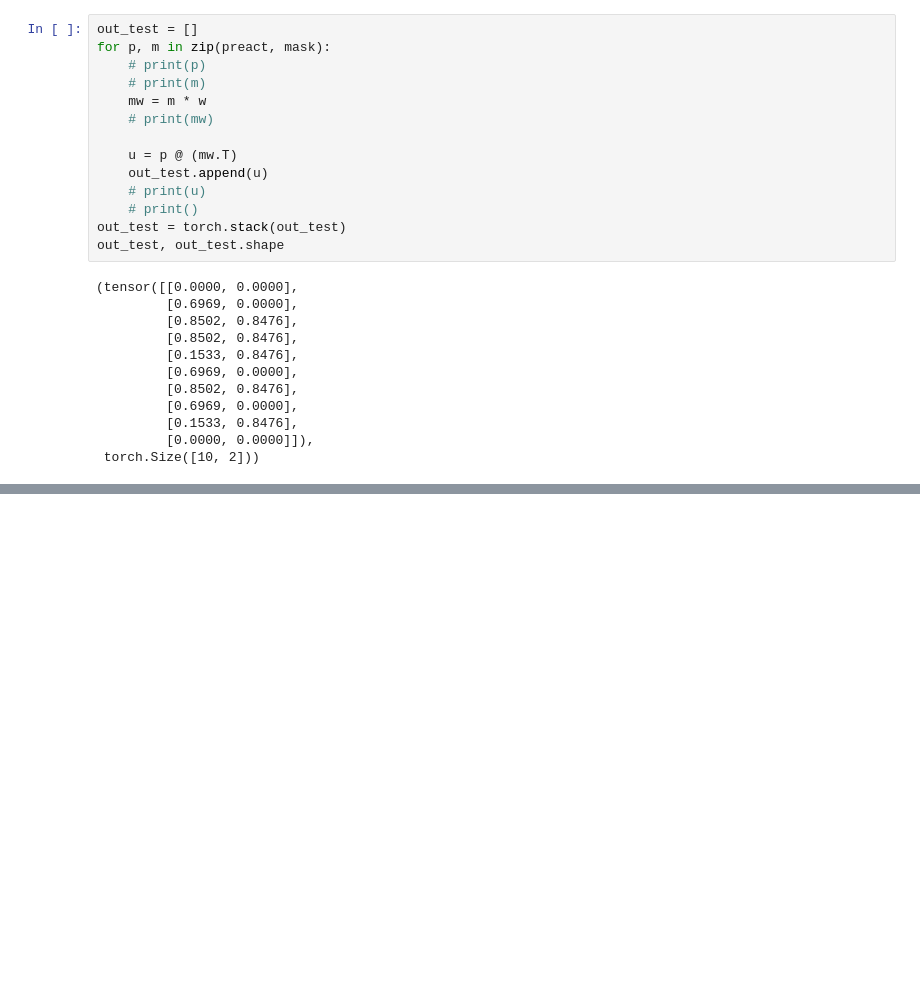
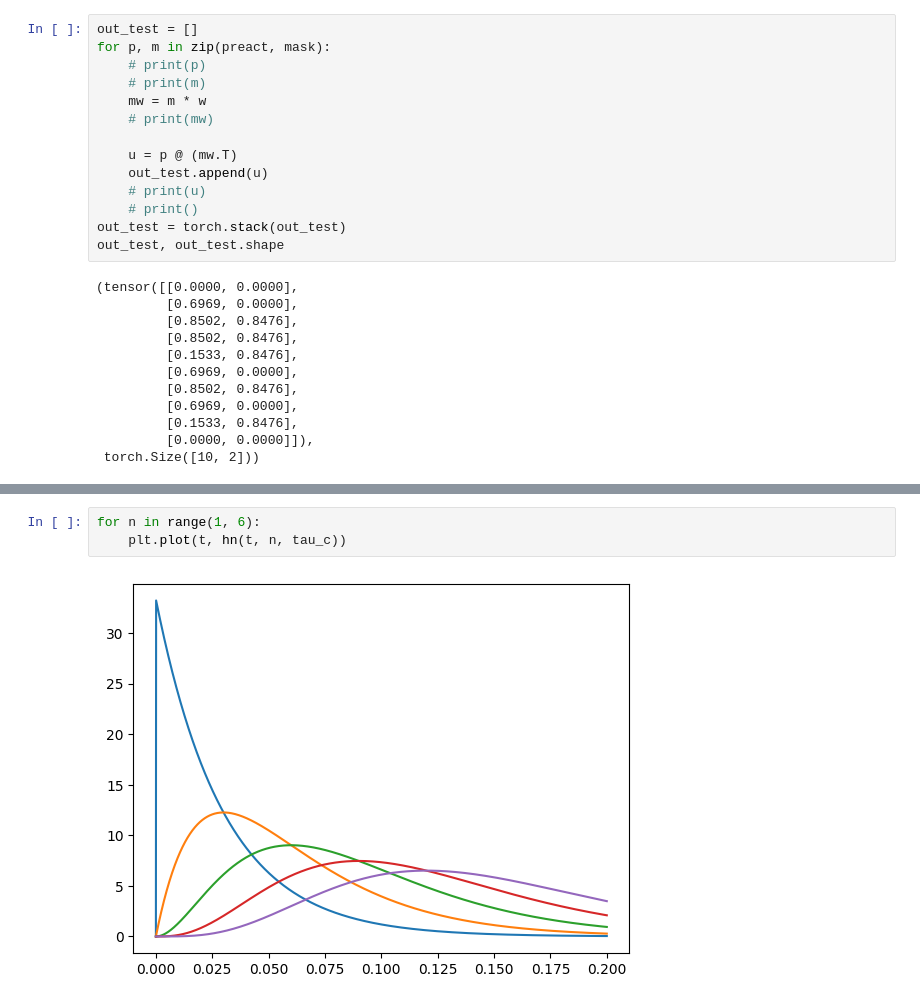
Before and after one commit to fmi-basel/stork, a Jupyter notebook: examples/playground.ipynb, the cells around one changed output, grey strips where cells are left out. Drawn from its saved outputs; the diff is of its cells as text; blank space fills up the shorter version.

```diff
--- a/examples/playground.ipynb
+++ b/examples/playground.ipynb
@@ -169,0 +190,5 @@ out_test, out_test.shape
+# %%
+for n in range(1, 6):
+    plt.plot(t, hn(t, n, tau_c))
+# %% [output]
+[figure, added]
```
Also changed, not shown: parts of 6 cells of this notebook.
